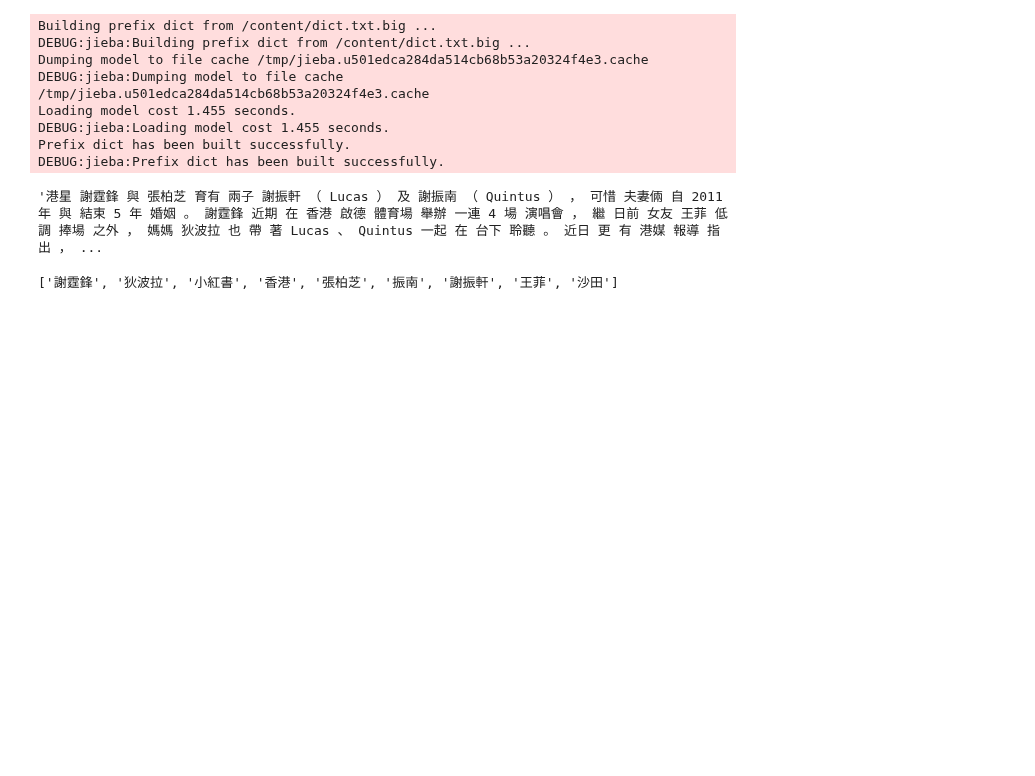
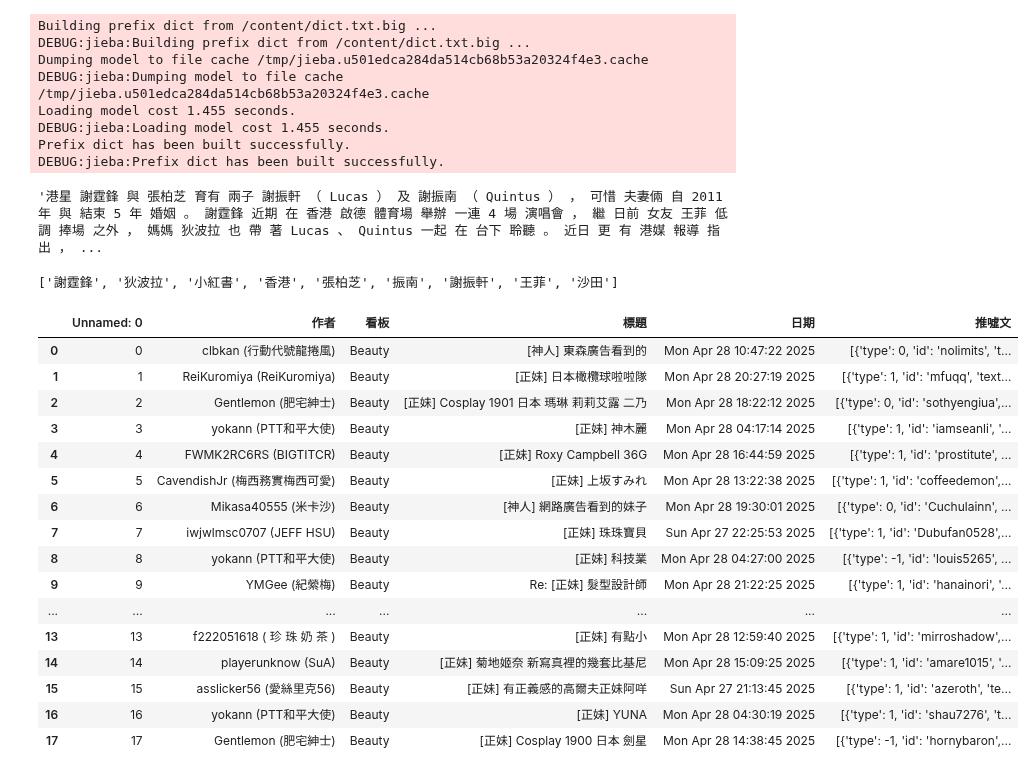
Before and after one commit to Elwing-Chou/tibame_online_0416, a Jupyter notebook: tibame_0503.ipynb, the cells around one changed output. Cells and saved outputs as stored; diff of their text form; code cells hidden in the pictures; blank space fills up the shorter version.

```diff
--- a/tibame_0503.ipynb
+++ b/tibame_0503.ipynb
@@ -59,3 +59,27 @@ import jieba.analyse
 jieba.analyse.extract_tags(news, allowPOS=["nr", "ns"])
 # %% [output]
 ['謝霆鋒', '狄波拉', '小紅書', '香港', '張柏芝', '振南', '謝振軒', '王菲', '沙田']
+# %%
+import pandas as pd
+url = "https://github.com/Elwing-Chou/tibame_online_0416/raw/refs/heads/main/ptt.csv"
+req.urlretrieve(url, "ptt.csv")
+df = pd.read_csv("ptt.csv", encoding="utf-8")
+df
+# %% [output]
+|  | Unnamed: 0 | 作者 | 看板 | 標題 | 日期 | 推噓文 |
+| 0 | 0 | clbkan (行動代號龍捲風) | Beauty | [神人] 東森廣告看到的 | Mon Apr 28 10:47:22 2025 | [{'type': 0, 'id': 'nolimits', 't... |
+| 1 | 1 | ReiKuromiya (ReiKuromiya) | Beauty | [正妹] 日本橄欖球啦啦隊 | Mon Apr 28 20:27:19 2025 | [{'type': 1, 'id': 'mfuqq', 'text... |
+| 2 | 2 | Gentlemon (肥宅紳士) | Beauty | [正妹] Cosplay 1901 日本 瑪琳 莉莉艾露 二乃 | Mon Apr 28 18:22:12 2025 | [{'type': 0, 'id': 'sothyengiua',... |
+| 3 | 3 | yokann (PTT和平大使) | Beauty | [正妹] 神木麗 | Mon Apr 28 04:17:14 2025 | [{'type': 1, 'id': 'iamseanli', '... |
+| 4 | 4 | FWMK2RC6RS (BIGTITCR) | Beauty | [正妹] Roxy Campbell 36G | Mon Apr 28 16:44:59 2025 | [{'type': 1, 'id': 'prostitute', ... |
+| 5 | 5 | CavendishJr (梅西務實梅西可愛) | Beauty | [正妹] 上坂すみれ | Mon Apr 28 13:22:38 2025 | [{'type': 1, 'id': 'coffeedemon',... |
+| 6 | 6 | Mikasa40555 (米卡沙) | Beauty | [神人] 網路廣告看到的妹子 | Mon Apr 28 19:30:01 2025 | [{'type': 0, 'id': 'Cuchulainn', ... |
+| 7 | 7 | iwjwlmsc0707 (JEFF HSU) | Beauty | [正妹] 珠珠寶貝 | Sun Apr 27 22:25:53 2025 | [{'type': 1, 'id': 'Dubufan0528',... |
+| 8 | 8 | yokann (PTT和平大使) | Beauty | [正妹] 科技業 | Mon Apr 28 04:27:00 2025 | [{'type': -1, 'id': 'louis5265', ... |
+| 9 | 9 | YMGee (紀縈梅) | Beauty | Re: [正妹] 髮型設計師 | Mon Apr 28 21:22:25 2025 | [{'type': 1, 'id': 'hanainori', '... |
+| ... | ... | ... | ... | ... | ... | ... |
+| 13 | 13 | f222051618 ( 珍 珠 奶 茶 ) | Beauty | [正妹] 有點小 | Mon Apr 28 12:59:40 2025 | [{'type': 1, 'id': 'mirroshadow',... |
+| 14 | 14 | playerunknow (SuA) | Beauty | [正妹] 菊地姬奈 新寫真裡的幾套比基尼 | Mon Apr 28 15:09:25 2025 | [{'type': 1, 'id': 'amare1015', '... |
+| 15 | 15 | asslicker56 (愛絲里克56) | Beauty | [正妹] 有正義感的高爾夫正妹阿咩 | Sun Apr 27 21:13:45 2025 | [{'type': 1, 'id': 'azeroth', 'te... |
+| 16 | 16 | yokann (PTT和平大使) | Beauty | [正妹] YUNA | Mon Apr 28 04:30:19 2025 | [{'type': 1, 'id': 'shau7276', 't... |
+| 17 | 17 | Gentlemon (肥宅紳士) | Beauty | [正妹] Cosplay 1900 日本 劍星 | Mon Apr 28 14:38:45 2025 | [{'type': -1, 'id': 'hornybaron',... |
```
